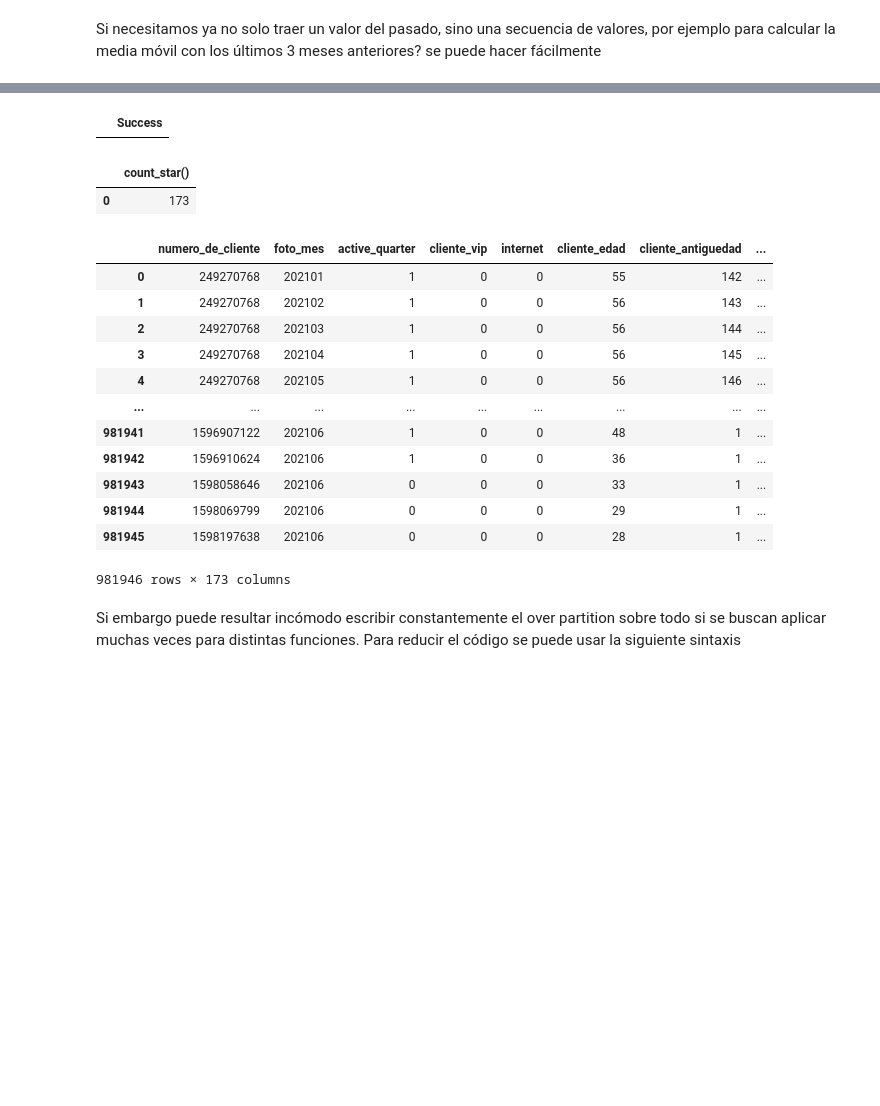
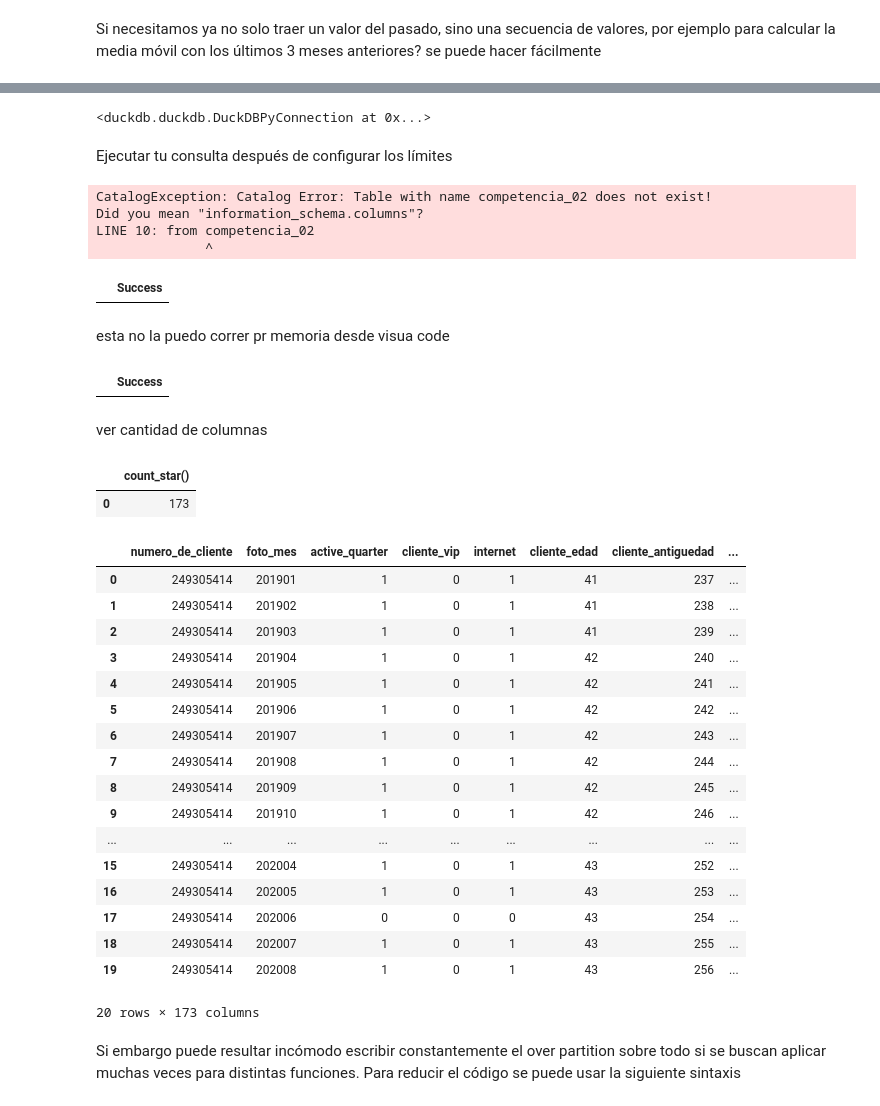
Before and after one commit to ingceciliaconde/dmeyf2024, a Jupyter notebook: Competencia_02/C02_4_Feature_Engineering_en_SQL.ipynb, the cells around one changed output, grey strips where cells are left out. Cells and saved outputs as stored; diff of their text form; code cells hidden in the pictures; blank space fills up the shorter version.

```diff
--- a/Competencia_02/C02_4_Feature_Engineering_en_SQL.ipynb
+++ b/Competencia_02/C02_4_Feature_Engineering_en_SQL.ipynb
@@ -478,2 +526,34 @@ limit 10
+# %%
+# Aumentar el límite de espacio temporal
+con.execute("PRAGMA max_temp_directory_size='50GiB'")
+# %% [output]
+<duckdb.duckdb.DuckDBPyConnection at 0x...>
+# %% [markdown]
+ Ejecutar tu consulta después de configurar los límites
+# %%
+con.execute("""
+create or replace table competencia_02 as
+select
+  *,
+  lag(ctrx_quarter, 1) over (partition by numero_de_cliente order by foto_mes) as lag_1_ctrx_quarter,
+  lag(ctrx_quarter, 2) over (partition by numero_de_cliente order by foto_mes) as lag_2_ctrx_quarter,
+  lag(ctrx_quarter, 3) over (partition by numero_de_cliente order by foto_mes) as lag_3_ctrx_quarter,
+  ctrx_quarter - lag(ctrx_quarter, 1) over (partition by numero_de_cliente order by foto_mes) as delta_1_ctrx_quarter,
+  avg(ctrx_quarter) over (partition by numero_de_cliente order by foto_mes rows between 3 preceding and current row) as avg_3_ctrx_quarter
+from competencia_02
+""")
+# %% [output]
+CatalogException: Catalog Error: Table with name competencia_02 does not exist!
+Did you mean "information_schema.columns"?
+LINE 10: from competencia_02
+              ^
+# %%
+
+%%sql
+SHOW TABLES;
+# %% [output]
+|  | Success |
+# %% [markdown]
+esta no la puedo correr pr memoria desde visua code
 # %%
 %%sql
@@ -492,3 +572,5 @@ from competencia_01
 # %% [output]
 |  | Success |
+# %% [markdown]
+ver cantidad de columnas
 # %%
@@ -500,21 +581,26 @@ select count(*) from information_schema.columns where table_name = 'competencia_
 | 0 | 173 |
 # %%
 %%sql
-select * from competencia_01
+select * from competencia_02 limit 20
 # %% [output]
 |  | numero_de_cliente | foto_mes | active_quarter | cliente_vip | internet | cliente_edad | cliente_antiguedad | ... |
-| 0 | 249270768 | 202101 | 1 | 0 | 0 | 55 | 142 | ... |
-| 1 | 249270768 | 202102 | 1 | 0 | 0 | 56 | 143 | ... |
-| 2 | 249270768 | 202103 | 1 | 0 | 0 | 56 | 144 | ... |
-| 3 | 249270768 | 202104 | 1 | 0 | 0 | 56 | 145 | ... |
-| 4 | 249270768 | 202105 | 1 | 0 | 0 | 56 | 146 | ... |
+| 0 | 249305414 | 201901 | 1 | 0 | 1 | 41 | 237 | ... |
+| 1 | 249305414 | 201902 | 1 | 0 | 1 | 41 | 238 | ... |
+| 2 | 249305414 | 201903 | 1 | 0 | 1 | 41 | 239 | ... |
+| 3 | 249305414 | 201904 | 1 | 0 | 1 | 42 | 240 | ... |
+| 4 | 249305414 | 201905 | 1 | 0 | 1 | 42 | 241 | ... |
+| 5 | 249305414 | 201906 | 1 | 0 | 1 | 42 | 242 | ... |
+| 6 | 249305414 | 201907 | 1 | 0 | 1 | 42 | 243 | ... |
+| 7 | 249305414 | 201908 | 1 | 0 | 1 | 42 | 244 | ... |
+| 8 | 249305414 | 201909 | 1 | 0 | 1 | 42 | 245 | ... |
+| 9 | 249305414 | 201910 | 1 | 0 | 1 | 42 | 246 | ... |
 | ... | ... | ... | ... | ... | ... | ... | ... | ... |
-| 981941 | 1596907122 | 202106 | 1 | 0 | 0 | 48 | 1 | ... |
-| 981942 | 1596910624 | 202106 | 1 | 0 | 0 | 36 | 1 | ... |
-| 981943 | 1598058646 | 202106 | 0 | 0 | 0 | 33 | 1 | ... |
-| 981944 | 1598069799 | 202106 | 0 | 0 | 0 | 29 | 1 | ... |
-| 981945 | 1598197638 | 202106 | 0 | 0 | 0 | 28 | 1 | ... |
+| 15 | 249305414 | 202004 | 1 | 0 | 1 | 43 | 252 | ... |
+| 16 | 249305414 | 202005 | 1 | 0 | 1 | 43 | 253 | ... |
+| 17 | 249305414 | 202006 | 0 | 0 | 0 | 43 | 254 | ... |
+| 18 | 249305414 | 202007 | 1 | 0 | 1 | 43 | 255 | ... |
+| 19 | 249305414 | 202008 | 1 | 0 | 1 | 43 | 256 | ... |
-981946 rows × 173 columns
+20 rows × 173 columns
 # %% [markdown]
 Si embargo puede resultar incómodo escribir constantemente el over partition sobre todo si se buscan aplicar muchas veces para distintas funciones. Para reducir el código se puede usar la siguiente sintaxis
 # %%
```
Also changed, not shown: parts of 56 cells of this notebook, 3 other files.
